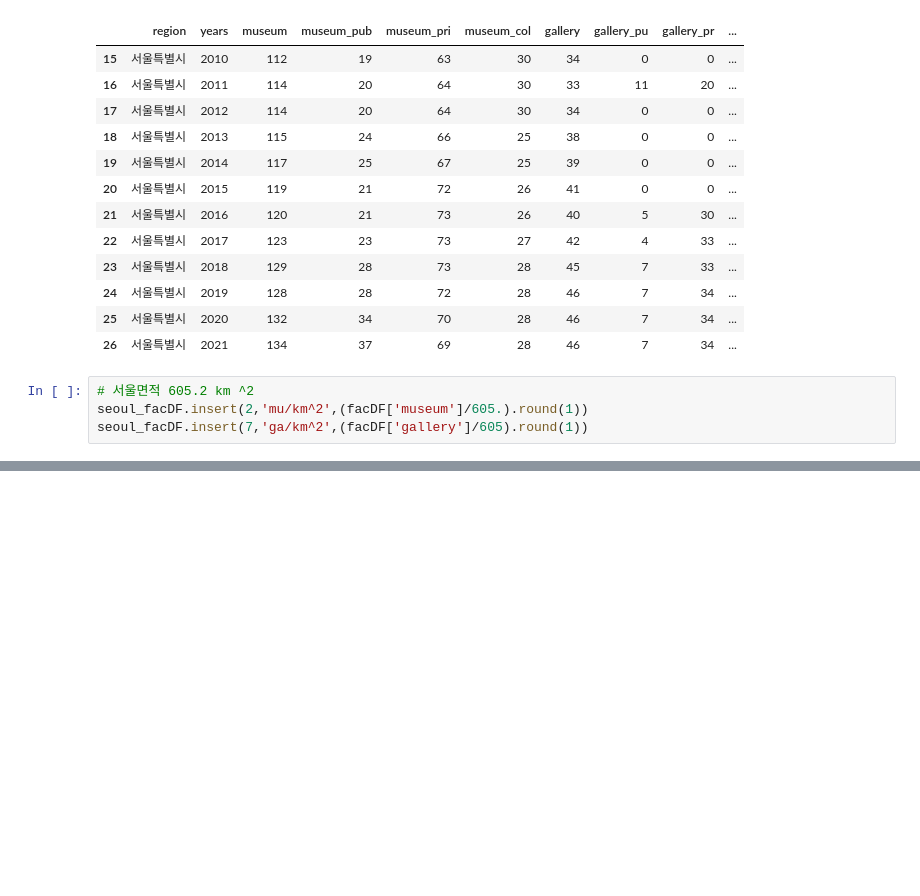
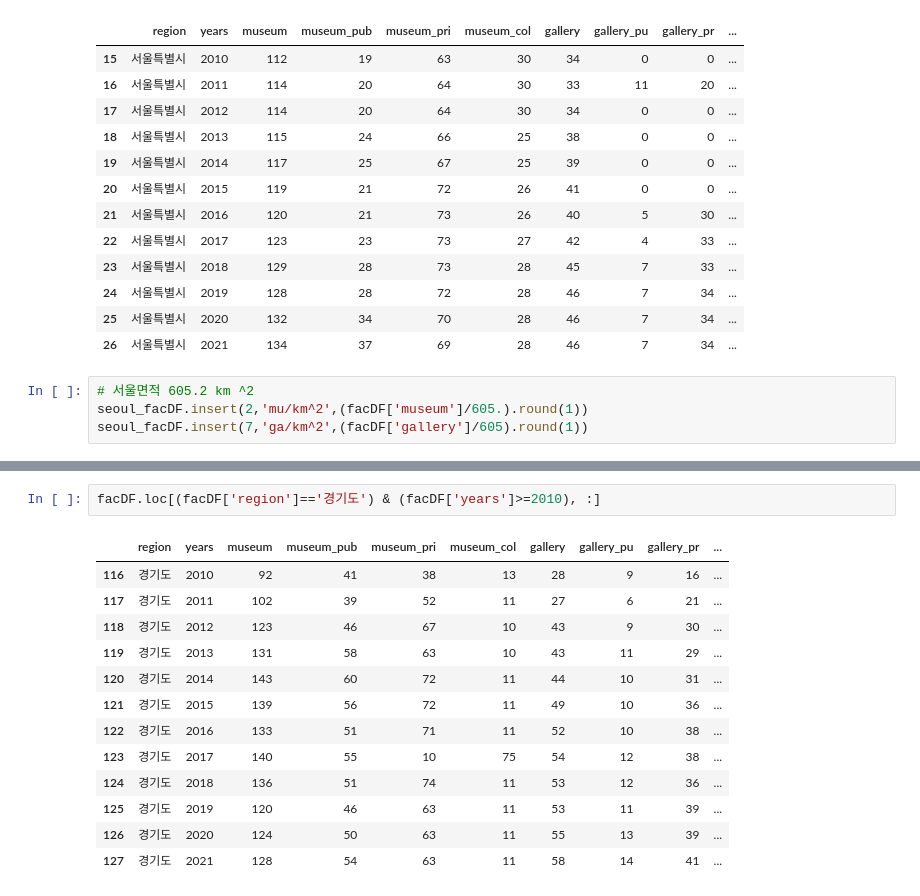
Before and after one commit to matdongsan5/Project, a Jupyter notebook: Numpy_이정욱/check.ipynb, the cells around one changed output, grey strips where cells are left out. Drawn from its saved outputs; the diff is of its cells as text; blank space fills up the shorter version.

```diff
--- a/Numpy_이정욱/check.ipynb
+++ b/Numpy_이정욱/check.ipynb
@@ -144,0 +150,16 @@ dtype: object
+# %%
+facDF.loc[(facDF['region']=='경기도') & (facDF['years']>=2010), :]
+# %% [output]
+|  | region | years | museum | museum_pub | museum_pri | museum_col | gallery | gallery_pu | gallery_pr | ... |
+| 116 | 경기도 | 2010 | 92 | 41 | 38 | 13 | 28 | 9 | 16 | ... |
+| 117 | 경기도 | 2011 | 102 | 39 | 52 | 11 | 27 | 6 | 21 | ... |
+| 118 | 경기도 | 2012 | 123 | 46 | 67 | 10 | 43 | 9 | 30 | ... |
+| 119 | 경기도 | 2013 | 131 | 58 | 63 | 10 | 43 | 11 | 29 | ... |
+| 120 | 경기도 | 2014 | 143 | 60 | 72 | 11 | 44 | 10 | 31 | ... |
+| 121 | 경기도 | 2015 | 139 | 56 | 72 | 11 | 49 | 10 | 36 | ... |
+| 122 | 경기도 | 2016 | 133 | 51 | 71 | 11 | 52 | 10 | 38 | ... |
+| 123 | 경기도 | 2017 | 140 | 55 | 10 | 75 | 54 | 12 | 38 | ... |
+| 124 | 경기도 | 2018 | 136 | 51 | 74 | 11 | 53 | 12 | 36 | ... |
+| 125 | 경기도 | 2019 | 120 | 46 | 63 | 11 | 53 | 11 | 39 | ... |
+| 126 | 경기도 | 2020 | 124 | 50 | 63 | 11 | 55 | 13 | 39 | ... |
+| 127 | 경기도 | 2021 | 128 | 54 | 63 | 11 | 58 | 14 | 41 | ... |
```
Also changed, not shown: parts of 11 cells of this notebook, 2 other files.
